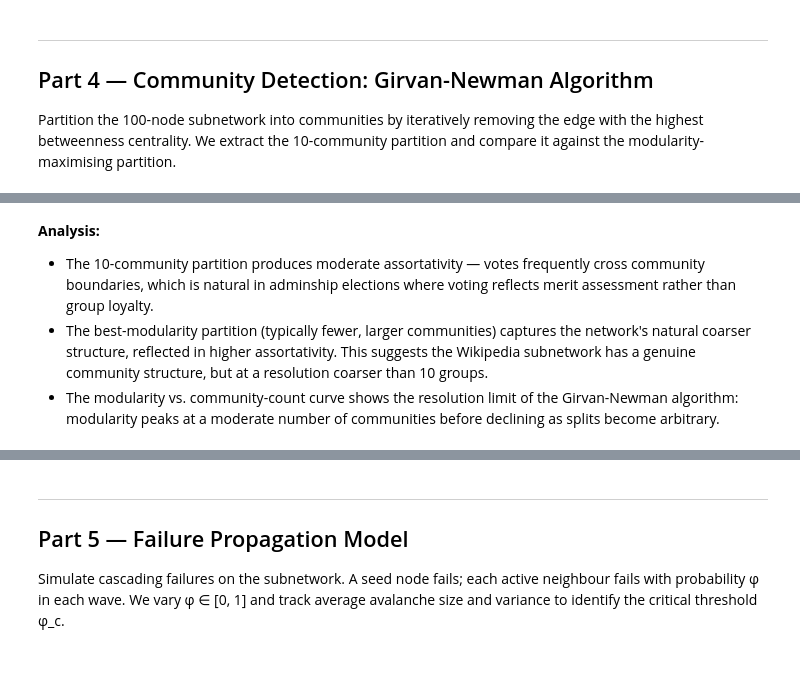
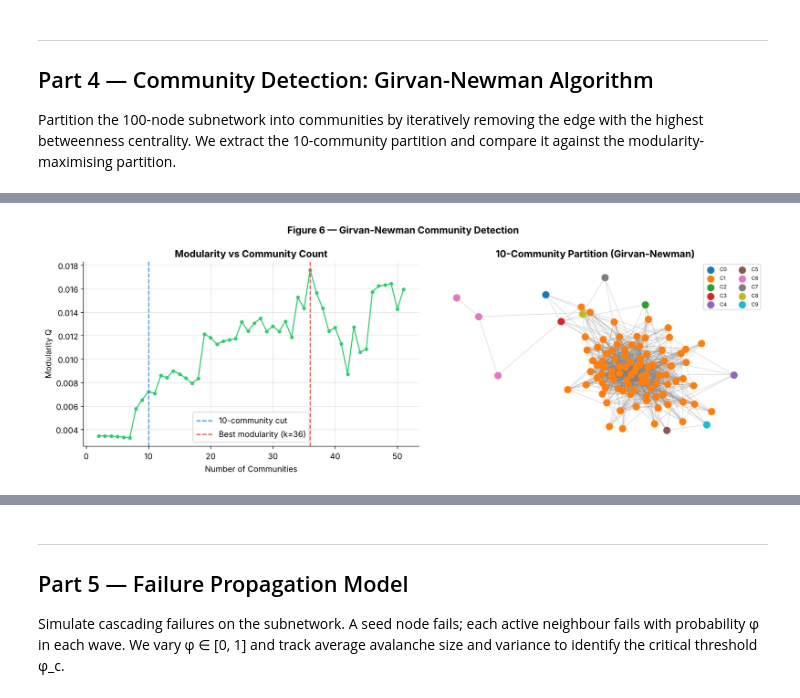
Before and after one commit to abir110/wikipedia-voting-network-analysis, a Jupyter notebook: network_science_portfolio.ipynb, the cells around one changed output, grey strips where cells are left out. Cells and saved outputs as stored; diff of their text form; code cells hidden in the pictures; blank space fills up the shorter version.

```diff
--- a/network_science_portfolio.ipynb
+++ b/network_science_portfolio.ipynb
@@ -554,37 +634,33 @@ for i, comm in enumerate(communities_10 or []):
 n_comms = [t[0] for t in all_partitions]
 mods    = [t[1] for t in all_partitions]
 
 fig, axes = plt.subplots(1, 2, figsize=(14, 5))
 
 # Left: modularity curve
 axes[0].plot(n_comms, mods, "o-", color="#2ecc71", ms=4, lw=1.5)
 axes[0].axvline(10,          color="#3498db",  ls="--", lw=1.5, label="10-community cut")
 axes[0].axvline(n_comms[mods.index(max(mods))], color="#e74c3c", ls="--", lw=1.5,
                 label=f"Best modularity (k={n_comms[mods.index(max(mods))]})")
 axes[0].set_xlabel("Number of Communities")
 axes[0].set_ylabel("Modularity Q")
 axes[0].set_title("Modularity vs Community Count", fontweight="bold")
 axes[0].legend()
 
 # Right: network coloured by 10-community partition
 pos    = nx.spring_layout(subnetwork, seed=SEED, k=0.5)
-cmap10 = cm.get_cmap("tab10", 10)
+cmap10 = plt.get_cmap("tab10", 10)
 for i, comm in enumerate(communities_10 or []):
     nx.draw_networkx_nodes(subnetwork, pos, nodelist=list(comm),
                            node_color=[cmap10(i)], node_size=80,
                            label=f"C{i}", ax=axes[1])
 nx.draw_networkx_edges(subnetwork, pos, alpha=0.25, edge_color="grey", ax=axes[1])
 axes[1].set_title("10-Community Partition (Girvan-Newman)", fontweight="bold")
 axes[1].legend(loc="upper right", fontsize=7, ncol=2)
 axes[1].axis("off")
 
 fig.suptitle("Figure 6 — Girvan-Newman Community Detection", fontsize=13, fontweight="bold")
 plt.tight_layout()
 plt.savefig("fig6_community_detection.png", bbox_inches="tight")
 plt.show()
+# %% [output]
+[figure, added]
-# %% [markdown]
-**Analysis:**
-
-- The 10-community partition produces moderate assortativity — votes frequently cross community boundaries, which is natural in adminship elections where voting reflects merit assessment rather than group loyalty.
-- The best-modularity partition (typically fewer, larger communities) captures the network's natural coarser structure, reflected in higher assortativity. This suggests the Wikipedia subnetwork has a genuine community structure, but at a resolution coarser than 10 groups.
-- The modularity vs. community-count curve shows the resolution limit of the Girvan-Newman algorithm: modularity peaks at a moderate number of communities before declining as splits become arbitrary.
```
Also changed, not shown: parts of 27 cells of this notebook, 12 other files.
